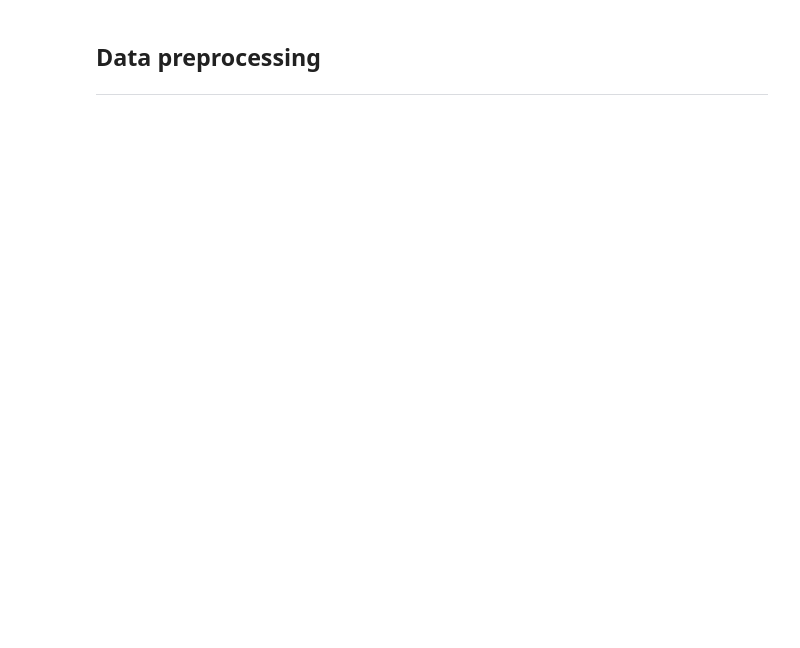
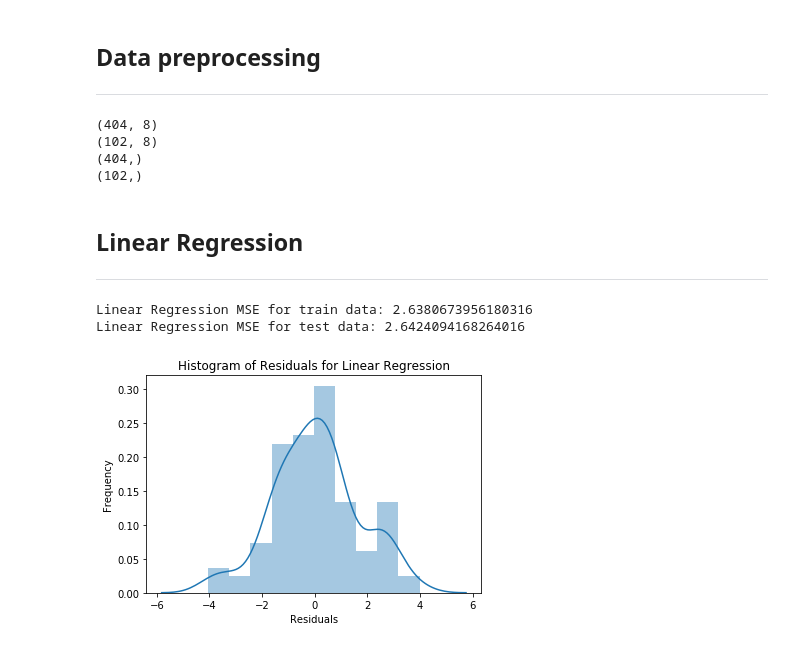
Before and after one commit to Victoria-Qiao/Boston_House_Prices_Modeling, a Jupyter notebook: data_analysis.ipynb, the cells around one changed output. Saved outputs shown, nothing was run; the diff lists cells and outputs as text; code cells hidden in the pictures; blank space fills up the shorter version.

```diff
--- a/data_analysis.ipynb
+++ b/data_analysis.ipynb
@@ -239,5 +239,37 @@ Random Forest MSE for test data: 11.215972549019606
 ## Data preprocessing
 ***
 # %%
+# dataset.drop(['CHAS'],axis=1,inplace=True)
+# dataset.drop(['TAX'],axis=1, inplace=True)
+
 dataset.drop(['CHAS'],axis=1,inplace=True)
-dataset.drop(['RAD'],axis=1, inplace=True)
+# dataset.drop(['RAD'],axis=1,inplace=True)
+dataset.drop(['CRIM'],axis=1,inplace=True)
+# dataset.drop(['ZN'],axis=1,inplace=True)
+# dataset.drop(['B'],axis=1,inplace=True)
+
+X_process = dataset.iloc[:,:8]
+Y_process = dataset.iloc[:,8]
+
+
+X_train, X_test, Y_train, Y_test = train_test_split(X_process, Y_process, test_size=0.2, random_state=5)
+
+#train_test_split(X_process, Y_process, test_size=0.2, random_state=5))
+print(X_train.shape)
+print(X_test.shape)
+print(Y_train.shape)
+print(Y_test.shape)
+# %% [output]
+(404, 8)
+(102, 8)
+(404,)
+(102,)
+# %% [markdown]
+## Linear Regression
+***
+# %%
+create_linear_regression_model(X_train, Y_train, X_test, Y_test)
+# %% [output]
+Linear Regression MSE for train data: 2.6380673956180316
+Linear Regression MSE for test data: 2.6424094168264016
+[figure, added]
```
Also changed, not shown: parts of 6 cells of this notebook.
